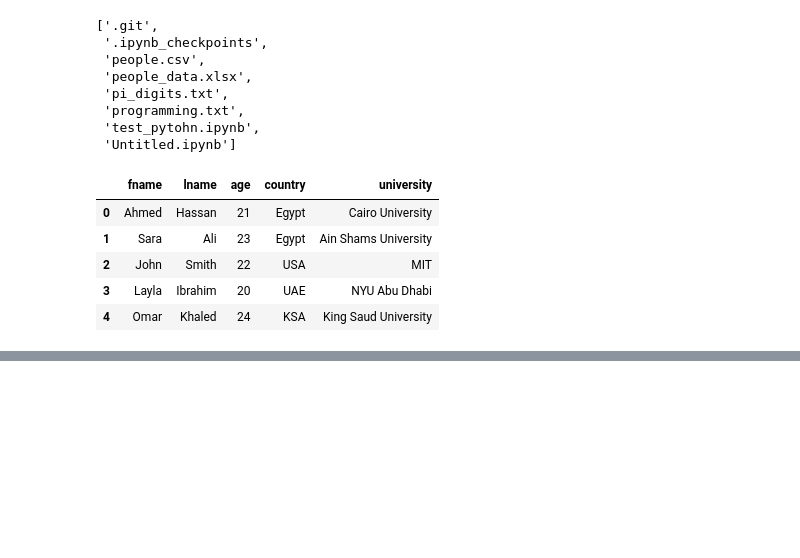
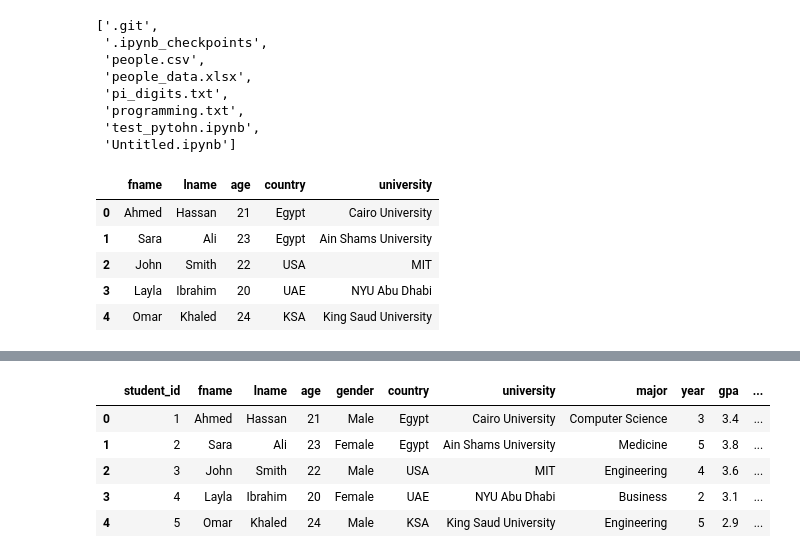
Before and after one commit to mohamedeld/Exploratory-Data-Analysis-using-Python, a Jupyter notebook: Untitled.ipynb, the cells around one changed output, grey strips where cells are left out. Cells and saved outputs as stored; diff of their text form; code cells hidden in the pictures; blank space fills up the shorter version.

```diff
--- a/Untitled.ipynb
+++ b/Untitled.ipynb
@@ -873,0 +956,10 @@ df0.head()
+# %%
+students = pd.read_csv( 'student_eda_dataset.csv')
+students.head()
+# %% [output]
+|  | student_id | fname | lname | age | gender | country | university | major | year | gpa | ... |
+| 0 | 1 | Ahmed | Hassan | 21 | Male | Egypt | Cairo University | Computer Science | 3 | 3.4 | ... |
+| 1 | 2 | Sara | Ali | 23 | Female | Egypt | Ain Shams University | Medicine | 5 | 3.8 | ... |
+| 2 | 3 | John | Smith | 22 | Male | USA | MIT | Engineering | 4 | 3.6 | ... |
+| 3 | 4 | Layla | Ibrahim | 20 | Female | UAE | NYU Abu Dhabi | Business | 2 | 3.1 | ... |
+| 4 | 5 | Omar | Khaled | 24 | Male | KSA | King Saud University | Engineering | 5 | 2.9 | ... |
```
Also changed, not shown: parts of 36 cells of this notebook, 2 other files.
